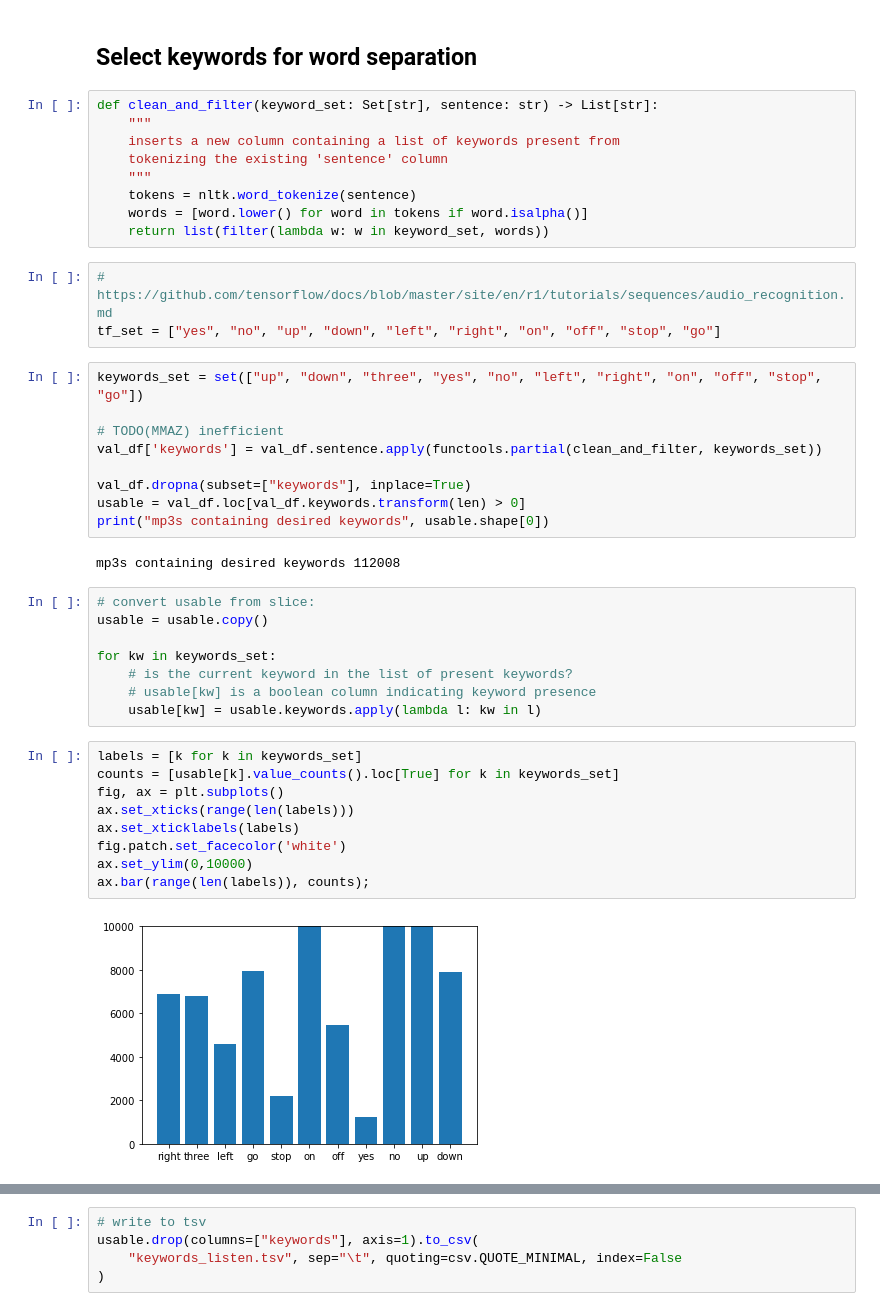
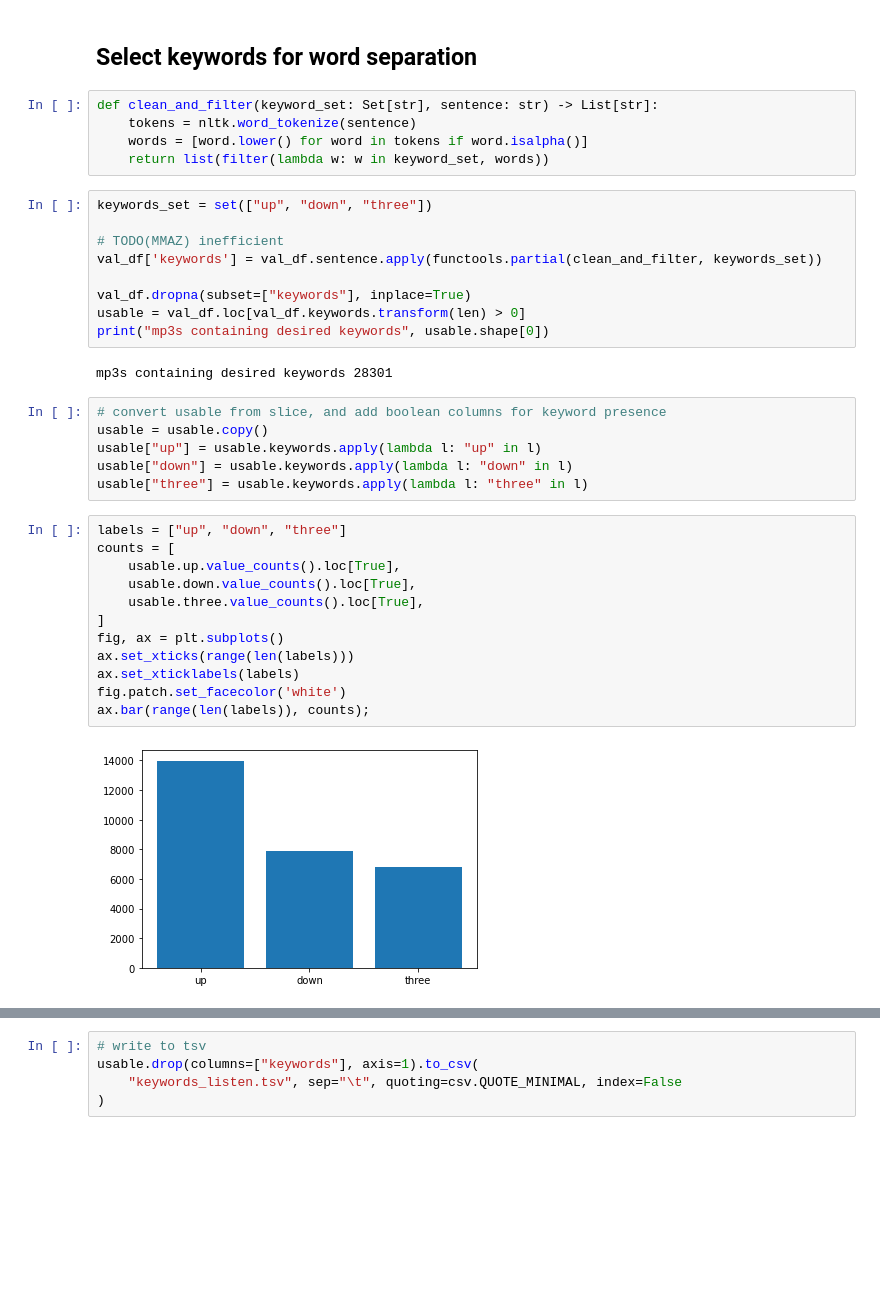
Before and after one commit to harvard-edge/multilingual_kws, a Jupyter notebook: ParseGoogleCloud.ipynb, the cells around one changed output, grey strips where cells are left out. Drawn from its saved outputs; the diff is of its cells as text; blank space fills up the shorter version.

```diff
--- a/ParseGoogleCloud.ipynb
+++ b/ParseGoogleCloud.ipynb
@@ -68,18 +68,11 @@ Now, run `word_separator/transcribe_word_time_offsets.py` on `./micro_dataset`
 ## Select keywords for word separation
 # %%
 def clean_and_filter(keyword_set: Set[str], sentence: str) -> List[str]:
-    """
-    inserts a new column containing a list of keywords present from
-    tokenizing the existing 'sentence' column
-    """
     tokens = nltk.word_tokenize(sentence)
     words = [word.lower() for word in tokens if word.isalpha()]
     return list(filter(lambda w: w in keyword_set, words))
-# %%
-# https://github.com/tensorflow/docs/blob/master/site/en/r1/tutorials/sequences/audio_recognition.md
-tf_set = ["yes", "no", "up", "down", "left", "right", "on", "off", "stop", "go"]
 # %%
-keywords_set = set(["up", "down", "three", "yes", "no", "left", "right", "on", "off", "stop", "go"])
+keywords_set = set(["up", "down", "three"])
 
 # TODO(MMAZ) inefficient
 val_df['keywords'] = val_df.sentence.apply(functools.partial(clean_and_filter, keywords_set))
@@ -88,23 +81,24 @@ val_df.dropna(subset=["keywords"], inplace=True)
 usable = val_df.loc[val_df.keywords.transform(len) > 0]
 print("mp3s containing desired keywords", usable.shape[0])
 # %% [output]
-mp3s containing desired keywords 112008
+mp3s containing desired keywords 28301
-# %%
-# convert usable from slice:
-usable = usable.copy()
-
-for kw in keywords_set:
-    # is the current keyword in the list of present keywords?
-    # usable[kw] is a boolean column indicating keyword presence
-    usable[kw] = usable.keywords.apply(lambda l: kw in l)
+# %%
+# convert usable from slice, and add boolean columns for keyword presence
+usable = usable.copy()
+usable["up"] = usable.keywords.apply(lambda l: "up" in l)
+usable["down"] = usable.keywords.apply(lambda l: "down" in l)
+usable["three"] = usable.keywords.apply(lambda l: "three" in l)
 # %%
-labels = [k for k in keywords_set]
-counts = [usable[k].value_counts().loc[True] for k in keywords_set]
+labels = ["up", "down", "three"]
+counts = [
+    usable.up.value_counts().loc[True],
+    usable.down.value_counts().loc[True],
+    usable.three.value_counts().loc[True],
+]
 fig, ax = plt.subplots()
 ax.set_xticks(range(len(labels)))
 ax.set_xticklabels(labels)
 fig.patch.set_facecolor('white')
-ax.set_ylim(0,10000)
 ax.bar(range(len(labels)), counts);
 # %% [output]
-[figure, old version]
+[figure, new version]
```
Also changed, not shown: parts of 14 cells of this notebook, 1 other file.
